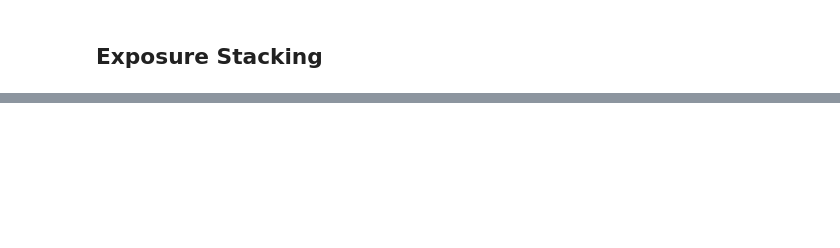
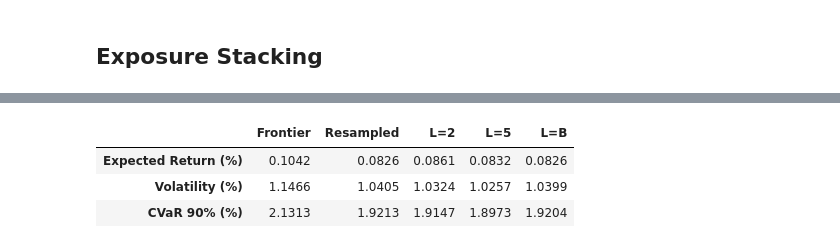
Before and after one commit to galamboslajos/Finance-Working-Files, a Jupyter notebook: Investments_2026/9_PortfolioOpt_ParamUncertainty.ipynb, the cells around one changed output, grey strips where cells are left out. Cells and saved outputs as stored; diff of their text form; code cells hidden in the pictures; blank space fills up the shorter version.

```diff
--- a/Investments_2026/9_PortfolioOpt_ParamUncertainty.ipynb
+++ b/Investments_2026/9_PortfolioOpt_ParamUncertainty.ipynb
@@ -51,8 +33,8 @@ Date range: 2016-01-05 → 2025-11-11
 instrument_names = pnl.columns.tolist()
 means = pnl.mean().values
 covariance_matrix = pnl.cov().values
-
 vols = np.sqrt(np.diag(covariance_matrix))
 correlation_matrix = np.diag(vols**-1) @ covariance_matrix @ np.diag(vols**-1)
+R = pnl.values
 # %%
 I = len(instrument_names)
@@ -449,0 +350,45 @@ ES L=B         0.9651
+# %%
+# Portfolio weights
+w_frontier = frontier[:, pf_index]
+w_resampled = re_pf
+w_es_2 = exposure_2
+w_es_5 = exposure_5
+w_es_B = exposure_B
+
+# Expected return (daily)
+ret_frontier = means @ w_frontier
+ret_resampled = means @ w_resampled
+ret_es_2 = means @ w_es_2
+ret_es_5 = means @ w_es_5
+ret_es_B = means @ w_es_B
+
+# Volatility (daily)
+vol_frontier = np.sqrt(w_frontier @ covariance_matrix @ w_frontier)
+vol_resampled = np.sqrt(w_resampled @ covariance_matrix @ w_resampled)
+vol_es_2 = np.sqrt(w_es_2 @ covariance_matrix @ w_es_2)
+vol_es_5 = np.sqrt(w_es_5 @ covariance_matrix @ w_es_5)
+vol_es_B = np.sqrt(w_es_B @ covariance_matrix @ w_es_B)
+
+# CVaR (daily) - using ft package with actual returns
+alpha = 0.9
+cvar_frontier = ft.portfolio_cvar(w_frontier[:, np.newaxis], R, alpha=alpha)
+cvar_resampled = ft.portfolio_cvar(w_resampled[:, np.newaxis], R, alpha=alpha)
+cvar_es_2 = ft.portfolio_cvar(w_es_2[:, np.newaxis], R, alpha=alpha)
+cvar_es_5 = ft.portfolio_cvar(w_es_5[:, np.newaxis], R, alpha=alpha)
+cvar_es_B = ft.portfolio_cvar(w_es_B[:, np.newaxis], R, alpha=alpha)
+
+# Summary table
+performance = pd.DataFrame({
+    'Frontier': [ret_frontier * 100, vol_frontier * 100, cvar_frontier * 100],
+    'Resampled': [ret_resampled * 100, vol_resampled * 100, cvar_resampled * 100],
+    'L=2': [ret_es_2 * 100, vol_es_2 * 100, cvar_es_2 * 100],
+    'L=5': [ret_es_5 * 100, vol_es_5 * 100, cvar_es_5 * 100],
+    'L=B': [ret_es_B * 100, vol_es_B * 100, cvar_es_B * 100]
+}, index=['Expected Return (%)', 'Volatility (%)', f'CVaR {int(alpha*100)}% (%)'])
+
+np.round(performance, 4)
+# %% [output]
+|  | Frontier | Resampled | L=2 | L=5 | L=B |
+| Expected Return (%) | 0.1042 | 0.0826 | 0.0861 | 0.0832 | 0.0826 |
+| Volatility (%) | 1.1466 | 1.0405 | 1.0324 | 1.0257 | 1.0399 |
+| CVaR 90% (%) | 2.1313 | 1.9213 | 1.9147 | 1.8973 | 1.9204 |
```
Also changed, not shown: parts of 14 cells of this notebook.
